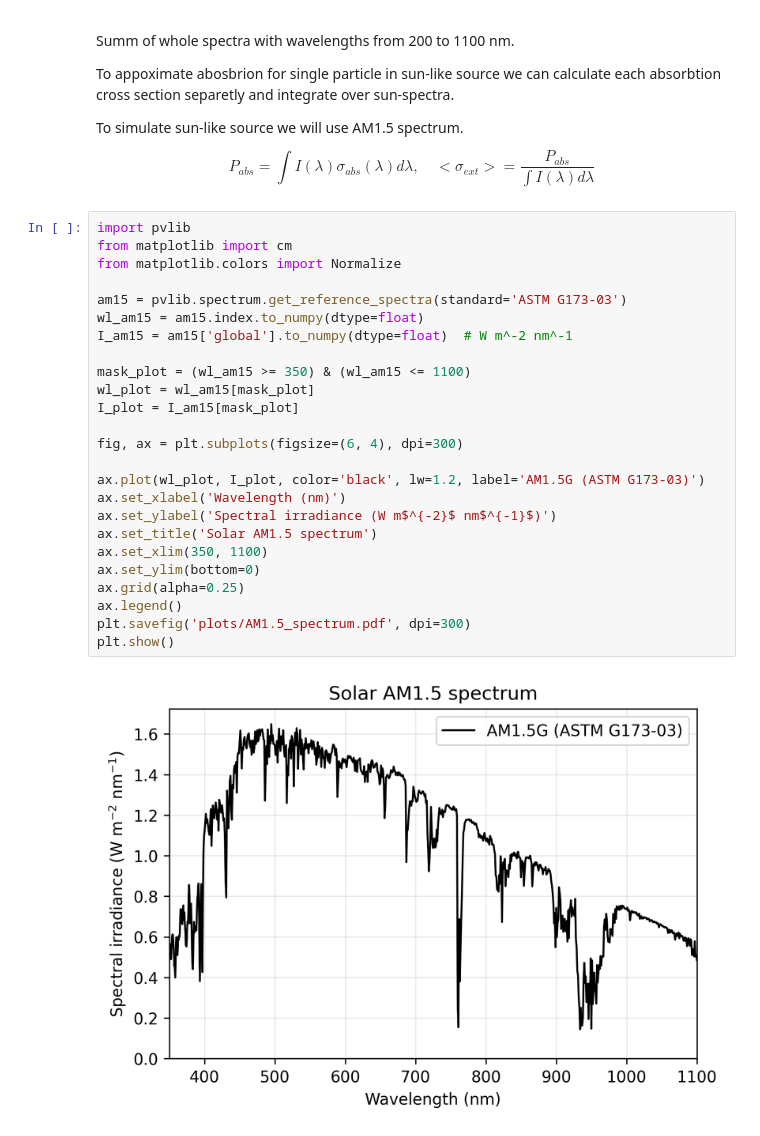
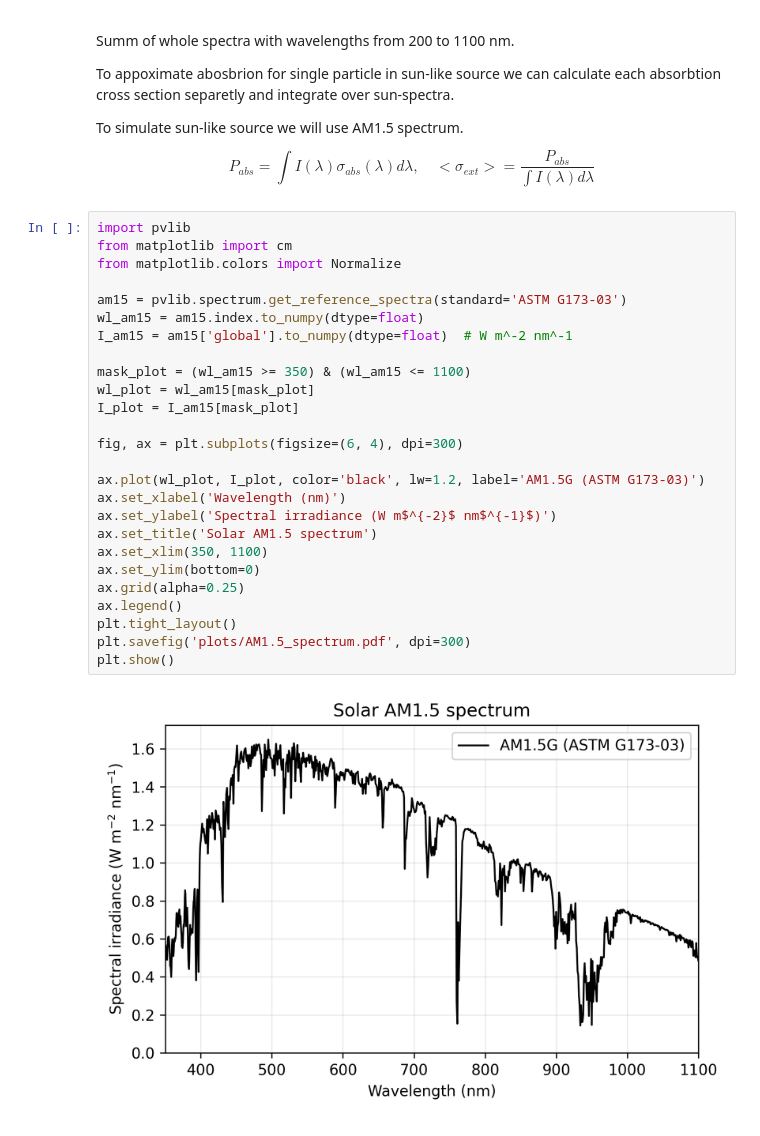
Before and after one commit to semyonbo/ReNEW-Gold-Alternative, a Jupyter notebook: plots.ipynb, the cells around one changed output. Drawn from its saved outputs; the diff is of its cells as text.

```diff
--- a/plots.ipynb
+++ b/plots.ipynb
@@ -288,30 +289,31 @@ $$
 # %%
 import pvlib
 from matplotlib import cm
 from matplotlib.colors import Normalize
 
 am15 = pvlib.spectrum.get_reference_spectra(standard='ASTM G173-03')
 wl_am15 = am15.index.to_numpy(dtype=float)
 I_am15 = am15['global'].to_numpy(dtype=float)  # W m^-2 nm^-1
 
 mask_plot = (wl_am15 >= 350) & (wl_am15 <= 1100)
 wl_plot = wl_am15[mask_plot]
 I_plot = I_am15[mask_plot]
 
 fig, ax = plt.subplots(figsize=(6, 4), dpi=300)
 
 ax.plot(wl_plot, I_plot, color='black', lw=1.2, label='AM1.5G (ASTM G173-03)')
 ax.set_xlabel('Wavelength (nm)')
 ax.set_ylabel('Spectral irradiance (W m$^{-2}$ nm$^{-1}$)')
 ax.set_title('Solar AM1.5 spectrum')
 ax.set_xlim(350, 1100)
 ax.set_ylim(bottom=0)
 ax.grid(alpha=0.25)
 ax.legend()
+plt.tight_layout()
 plt.savefig('plots/AM1.5_spectrum.pdf', dpi=300)
 plt.show()
 # %% [output]
-[figure, old version]
+[figure, new version]
 # %%
 wls_cs = np.linspace(420, 950, 800)
 R_values = np.linspace(5, 120, 180)
```
Also changed, not shown: parts of 4 cells of this notebook, 6 other files.
